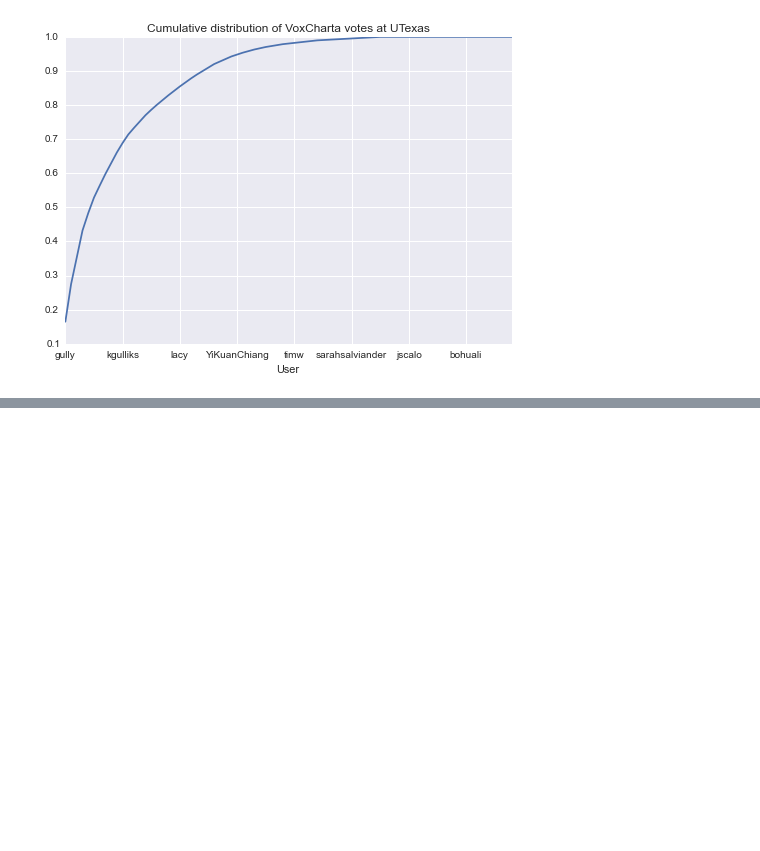
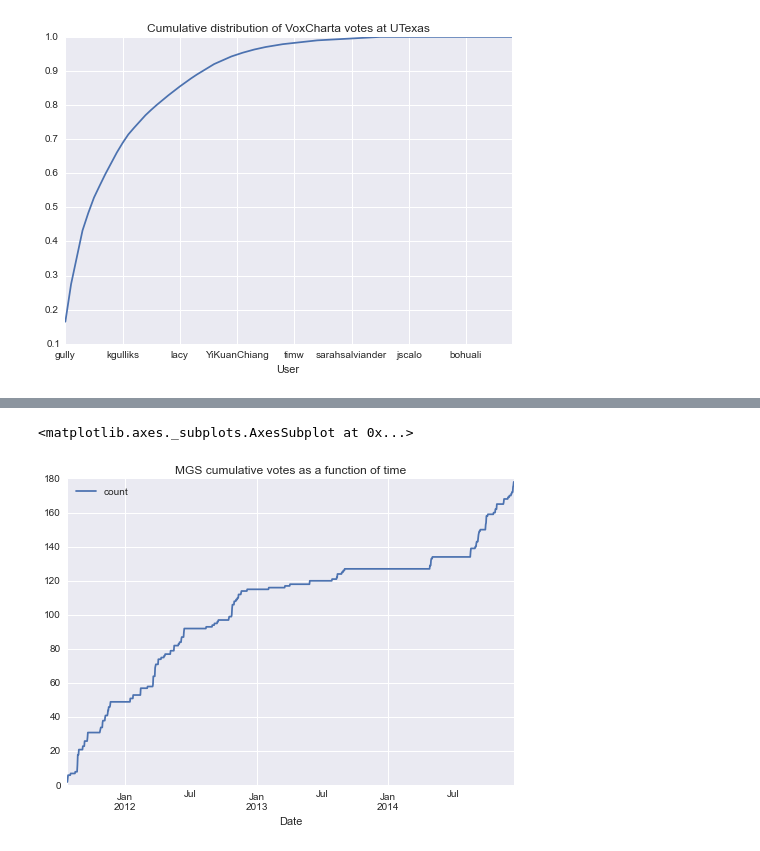
Before and after one commit to gully/VoxCharta, a Jupyter notebook: VoxCharta_01-web_scraping.ipynb, the cells around one changed output, grey strips where cells are left out. Saved outputs shown, nothing was run; the diff lists cells and outputs as text; code cells hidden in the pictures; blank space fills up the shorter version.

```diff
--- a/VoxCharta_01-web_scraping.ipynb
+++ b/VoxCharta_01-web_scraping.ipynb
@@ -155,0 +206,5 @@ UTexas_users
+# %%
+mgs_byday.cumsum().plot(title='MGS cumulative votes as a function of time')
+# %% [output]
+<matplotlib.axes._subplots.AxesSubplot at 0x...>
+[figure, added]
```
Also changed, not shown: parts of 17 cells of this notebook, 1 other file.
